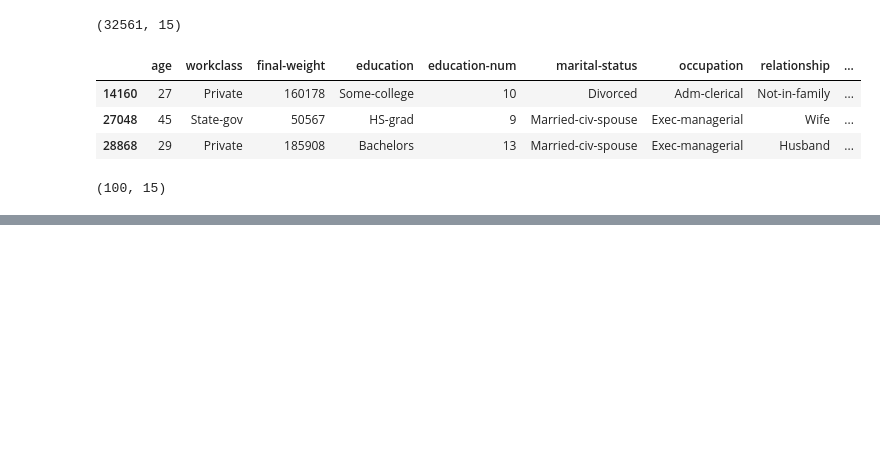
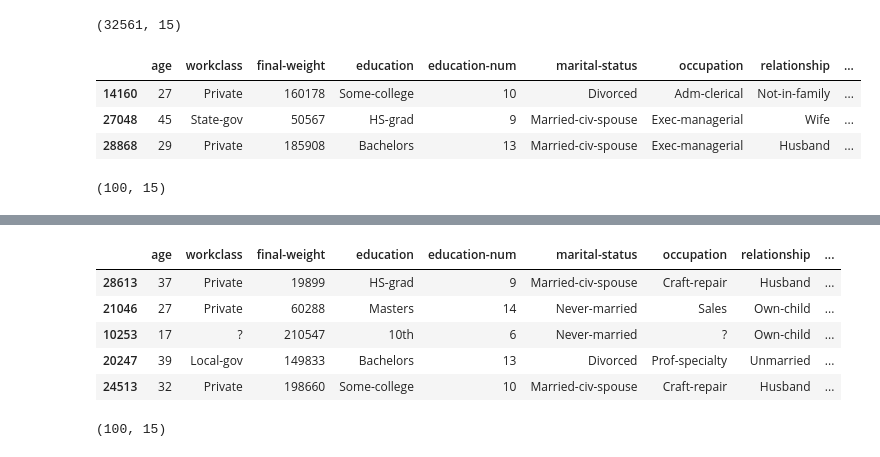
Before and after one commit to LucasGleysson/Estatistica_DS_ML, a Jupyter notebook: Amostragens.ipynb, the cells around one changed output, grey strips where cells are left out. Cells and saved outputs as stored; diff of their text form; code cells hidden in the pictures; blank space fills up the shorter version.

```diff
--- a/Amostragens.ipynb
+++ b/Amostragens.ipynb
@@ -100,0 +200,33 @@ display(amostra_sistematica.shape)
+# %%
+def amostragem_reservatorio(dataset, qnt_amostra):
+  stream = []
+  for i in range(len(dataset)):
+    stream.append(i)
+
+  reservatorio = [0] * qnt_amostra
+  for i in range(qnt_amostra):
+    reservatorio[i] = stream[i]
+
+  i = 0 # Contador
+  tamanho = len(dataset)
+  while i < tamanho:
+    j = random.randrange(i + 1) # Numero sorteado
+    if j < qnt_amostra:
+      reservatorio[j] = stream[i]
+    i += 1
+
+  amostra = dataset.iloc[reservatorio]
+  return amostra
+
+
+amostra_reservatorio = amostragem_reservatorio(dataset, 100)
+display(amostra_reservatorio.head())
+display(amostra_reservatorio.shape)
+# %% [output]
+|  | age | workclass | final-weight | education | education-num | marital-status | occupation | relationship | ... |
+| 28613 | 37 | Private | 19899 | HS-grad | 9 | Married-civ-spouse | Craft-repair | Husband | ... |
+| 21046 | 27 | Private | 60288 | Masters | 14 | Never-married | Sales | Own-child | ... |
+| 10253 | 17 | ? | 210547 | 10th | 6 | Never-married | ? | Own-child | ... |
+| 20247 | 39 | Local-gov | 149833 | Bachelors | 13 | Divorced | Prof-specialty | Unmarried | ... |
+| 24513 | 32 | Private | 198660 | Some-college | 10 | Married-civ-spouse | Craft-repair | Husband | ... |
+(100, 15)
```
Also changed, not shown: parts of 16 cells of this notebook.
